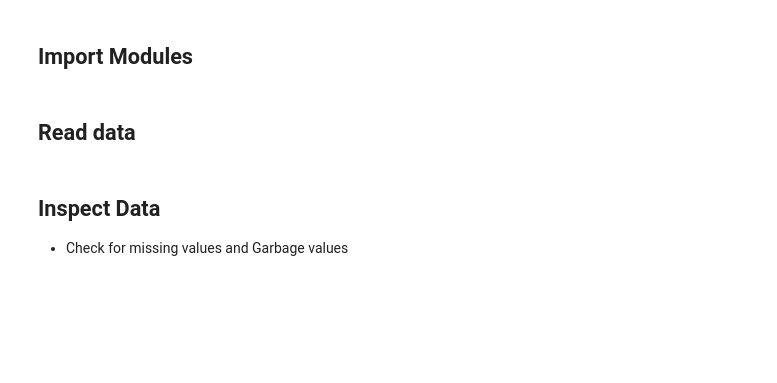
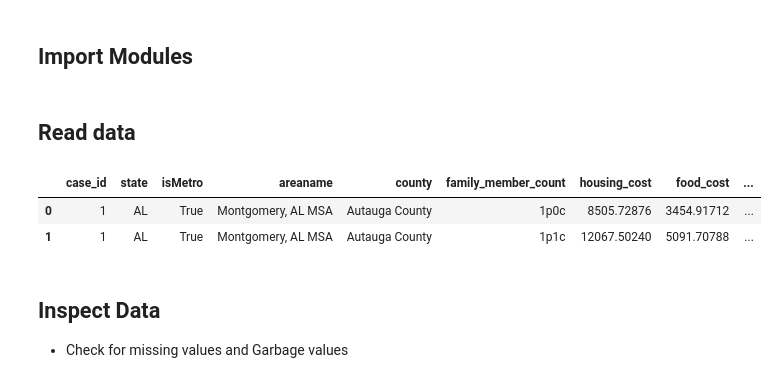
Before and after one commit to miguelmog10/data-science-group17, a Jupyter notebook: notebook/FoundationsDataScience_Winter2025_Group17.ipynb, the cells around one changed output. Drawn from its saved outputs; the diff is of its cells as text; code cells hidden in the pictures; blank space fills up the shorter version.

```diff
--- a/notebook/FoundationsDataScience_Winter2025_Group17.ipynb
+++ b/notebook/FoundationsDataScience_Winter2025_Group17.ipynb
@@ -24,6 +25,12 @@ from sklearn.metrics import mean_squared_error, r2_score
 # %%
 
 df = pd.read_csv('../data/cost_of_living_us.csv', na_values = '\xa0')
+# %%
+df.head(2)
+# %% [output]
+|  | case_id | state | isMetro | areaname | county | family_member_count | housing_cost | food_cost | ... |
+| 0 | 1 | AL | True | Montgomery, AL MSA | Autauga County | 1p0c | 8505.72876 | 3454.91712 | ... |
+| 1 | 1 | AL | True | Montgomery, AL MSA | Autauga County | 1p1c | 12067.50240 | 5091.70788 | ... |
 # %% [markdown]
 ## **Inspect Data**
 
```
Also changed, not shown: parts of 22 cells of this notebook, 7 other files.
